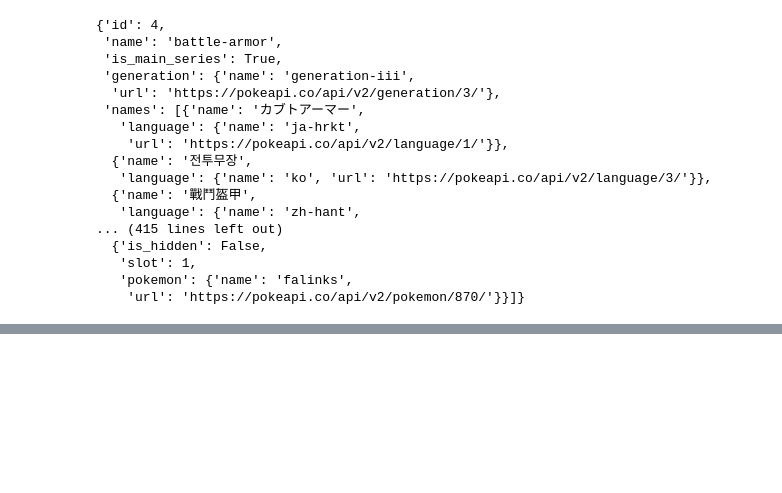
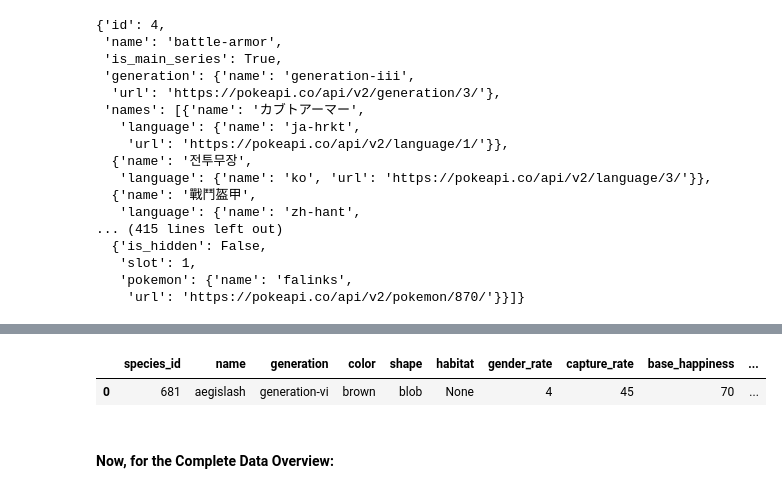
Before and after one commit to Horace-Mann-School/artofdata-04-api-intro, a Jupyter notebook: Cycle_4_Independent_Isabella_Bartoletti.ipynb, the cells around one changed output, grey strips where cells are left out. Cells and saved outputs as stored; diff of their text form; code cells hidden in the pictures; blank space fills up the shorter version.

```diff
--- a/Cycle_4_Independent_Isabella_Bartoletti.ipynb
+++ b/Cycle_4_Independent_Isabella_Bartoletti.ipynb
@@ -203,0 +200,13 @@ acquisition_battle_armor_source
+# %%
+species_df = pd.json_normalize(species)
+species_df = species_df[["id", "name", "generation.name", "color.name", "shape.name", "habitat", "gender_rate", "capture_rate", "base_happiness", "is_legendary"]] # note that this "." notation comes from doing json_normalize()
+species_df = species_df.rename(columns={"id": "species_id", "generation.name": "generation", "color.name": "color", "shape.name": "shape"}) # streamlining naming, getting rid of "."
+armor_df = armor_df[["pokemon_name", "is_hidden", "slot"]] # columns i'm interested in
+assert len(species_df) == 1 # we only investigating one species, aegishlash
+assert {"species_id", "capture_rate", "base_happiness", "gender_rate"} <= set(species_df.columns)
+species_df
+# %% [output]
+|  | species_id | name | generation | color | shape | habitat | gender_rate | capture_rate | base_happiness | ... |
+| 0 | 681 | aegislash | generation-vi | brown | blob | None | 4 | 45 | 70 | ... |
+# %% [markdown]
+#### **Now, for the Complete Data Overview:**
```
Also changed, not shown: parts of 27 cells of this notebook, 3 other files.
